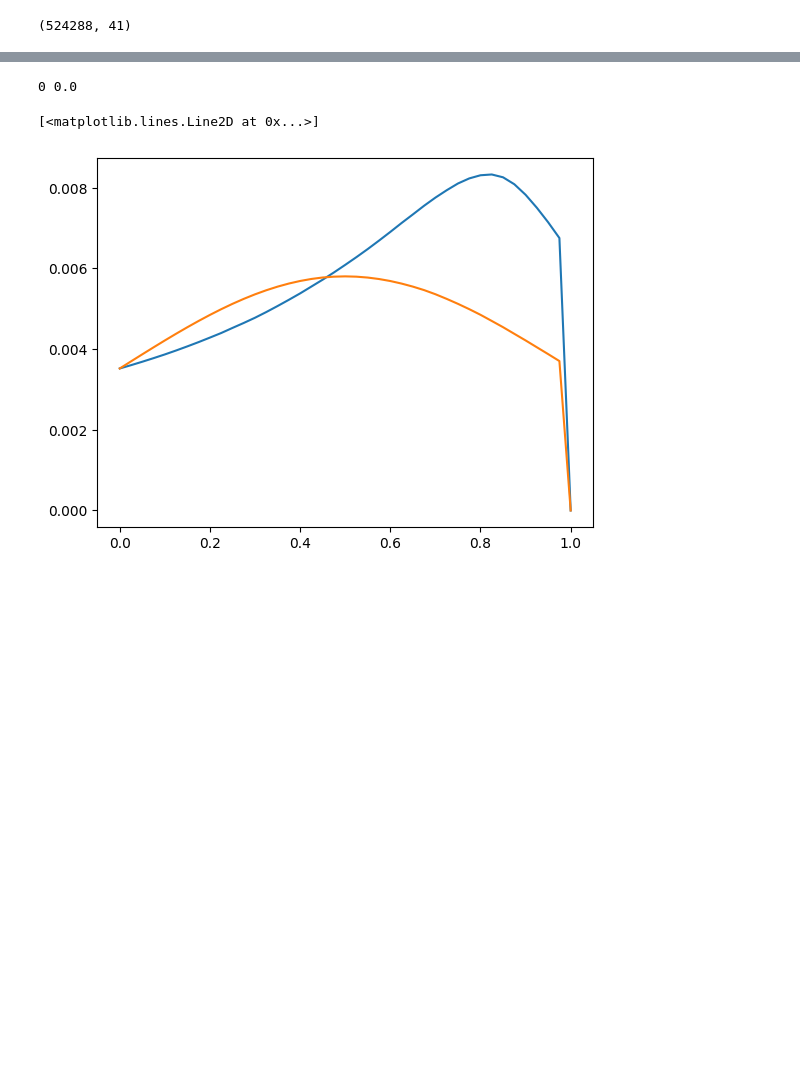
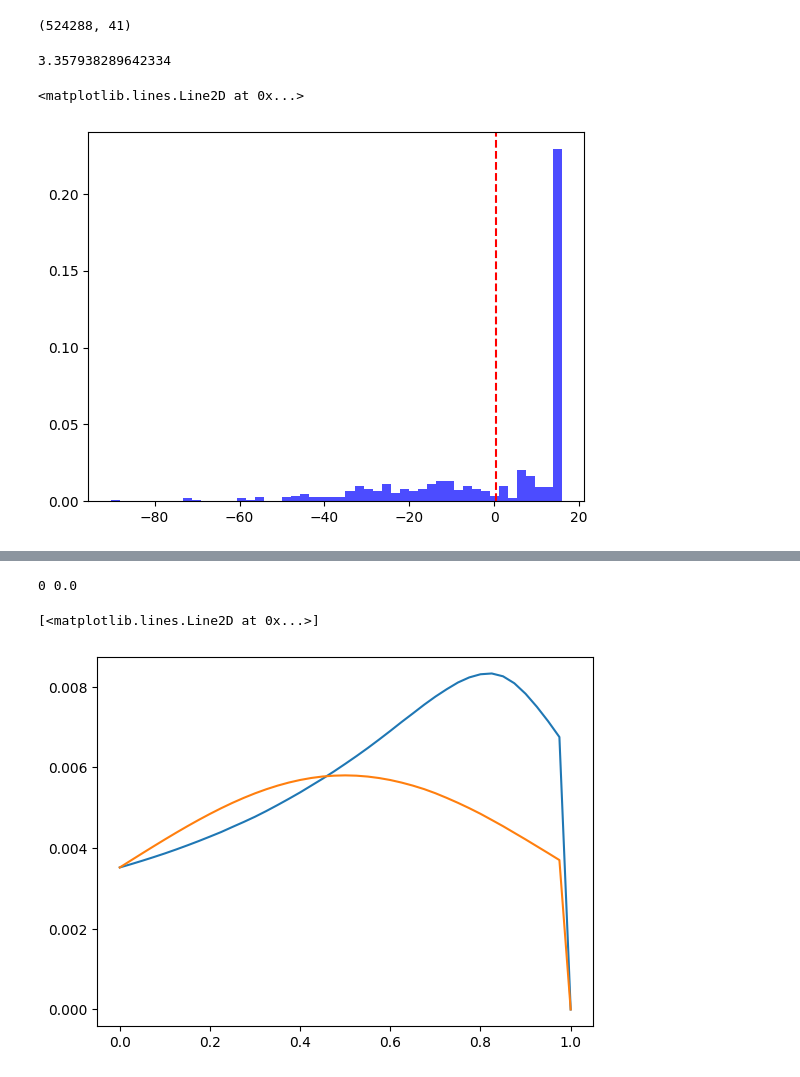
Before and after one commit to tamaghnaroy/JupyterNotebooks, a Jupyter notebook: DeltaHedging.ipynb, the cells around one changed output, grey strips where cells are left out. Cells and saved outputs as stored; diff of their text form; code cells hidden in the pictures; blank space fills up the shorter version.

Commit message:
addtional functions, jit compitler and vizualization for the Delta hedging paths

```diff
--- a/DeltaHedging.ipynb
+++ b/DeltaHedging.ipynb
@@ -1330,0 +1579,15 @@ F.shape
+# %%
+
+import time
+
+t1 = time.time()
+F, opt_pnl_paths, hedge_paths, portfolio_paths = ContinousDeltaHedging.delta_hedging_batches(100, 0, 0.2, 1, 200, 2**9, 0.2, 100, "straddle", "Implied", n_batches=1)
+print(time.time() - t1)
+# %% [output]
+3.357938289642334
+# %%
+plt.hist(portfolio_paths[:, -1], bins=50, color='blue', alpha=0.7, density=True)
+plt.axvline(np.mean(portfolio_paths[:, -1]), color='red', linestyle='dashed')
+# %% [output]
+<matplotlib.lines.Line2D at 0x...>
+[figure, added]
```
Also changed, not shown: parts of 5 cells of this notebook.
